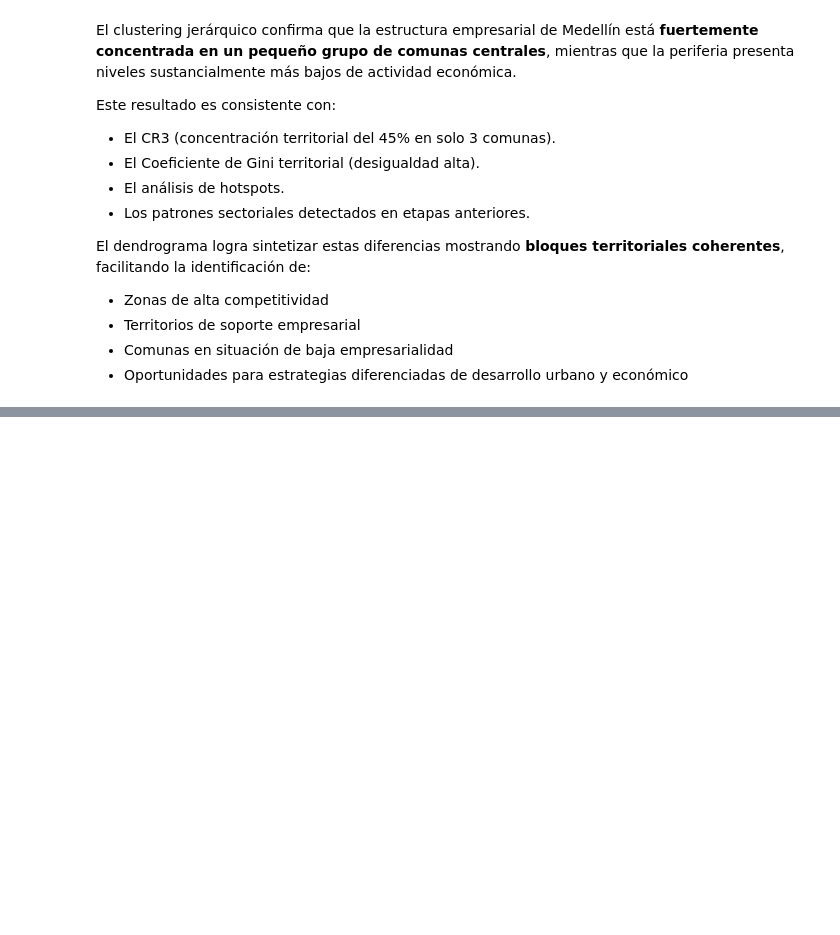
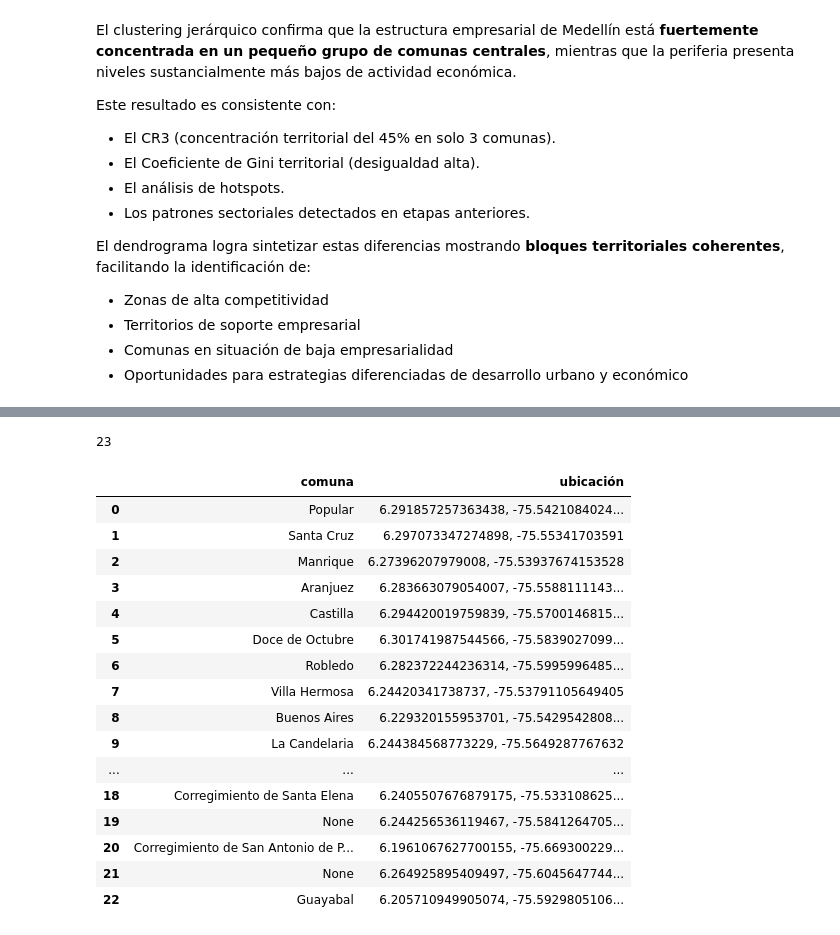
Before and after one commit to smaje99/diploma-in-data-analytics-in-business-management-unir, a Jupyter notebook: medellin-business-landscape/medellin-business-landscape.ipynb, the cells around one changed output, grey strips where cells are left out. Cells and saved outputs as stored; diff of their text form; code cells hidden in the pictures; blank space fills up the shorter version.

Commit message:
✨ Add geolocation data for the communes of Medellin
Also, it adds the corresponding datset and geojson.

```diff
--- a/medellin-business-landscape/medellin-business-landscape.ipynb
+++ b/medellin-business-landscape/medellin-business-landscape.ipynb
@@ -2908,0 +2943,22 @@ El dendrograma logra sintetizar estas diferencias mostrando **bloques territoria
+# %%
+import json
+import numpy as np
+
+with open("medellin.geojson", "r", encoding="utf8") as f:
+    data = json.load(f)
+
+results = []
+for feat in data["features"]:
+    name = feat["properties"].get("NOMBRE", "")
+    geom = feat["geometry"]
+    coords = []
+    if geom["type"] == "Polygon":
+        coords = geom["coordinates"][0]
+    elif geom["type"] == "MultiPolygon":
+        coords = [pt for poly in geom["coordinates"] for pt in poly[0]]
+    arr = np.array(coords)
+    lon = float(arr[:, 0].mean())
+    lat = float(arr[:, 1].mean())
+    results.append({"comuna": name, "ubicación": f"{lat}, {lon}"})
+
+results
@@ -2908,0 +2983,25 @@ El dendrograma logra sintetizar estas diferencias mostrando **bloques territoria
+# %%
+len(results)
+# %% [output]
+23
+# %%
+locations_df = pd.DataFrame(results)
+locations_df
+# %% [output]
+|  | comuna | ubicación |
+| 0 | Popular | 6.291857257363438, -75.5421084024... |
+| 1 | Santa Cruz | 6.297073347274898, -75.55341703591 |
+| 2 | Manrique | 6.27396207979008, -75.53937674153528 |
+| 3 | Aranjuez | 6.283663079054007, -75.5588111143... |
+| 4 | Castilla | 6.294420019759839, -75.5700146815... |
+| 5 | Doce de Octubre | 6.301741987544566, -75.5839027099... |
+| 6 | Robledo | 6.282372244236314, -75.5995996485... |
+| 7 | Villa Hermosa | 6.24420341738737, -75.53791105649405 |
+| 8 | Buenos Aires | 6.229320155953701, -75.5429542808... |
+| 9 | La Candelaria | 6.244384568773229, -75.5649287767632 |
+| ... | ... | ... |
+| 18 | Corregimiento de Santa Elena | 6.2405507676879175, -75.533108625... |
+| 19 | None | 6.244256536119467, -75.5841264705... |
+| 20 | Corregimiento de San Antonio de P... | 6.1961067627700155, -75.669300229... |
+| 21 | None | 6.264925895409497, -75.6045647744... |
+| 22 | Guayabal | 6.205710949905074, -75.5929805106... |
```
Also changed, not shown: parts of 4 cells of this notebook, 2 other files.
